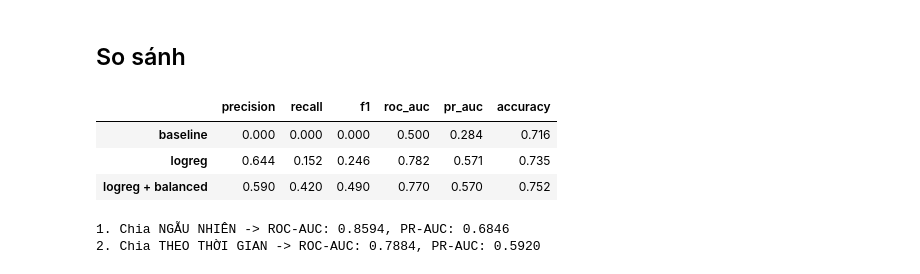
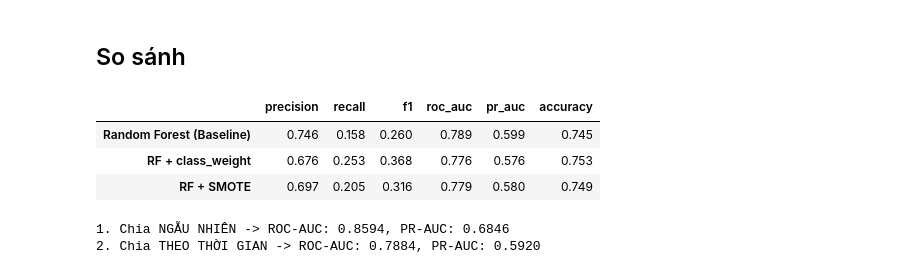
Before and after one commit to MTuan1510/SmartStay-AI---Intelligent-Hotel-Booking-Cancellation-Prediction, a Jupyter notebook: notebooks/04_models_nguoi2.ipynb, the cells around one changed output. Cells and saved outputs as stored; diff of their text form; code cells hidden in the pictures.

```diff
--- a/notebooks/04_models_nguoi2.ipynb
+++ b/notebooks/04_models_nguoi2.ipynb
@@ -41,9 +38,23 @@ Note: you may need to restart the kernel to use updated packages.
 # %% [markdown]
 ## Đọc dữ liệu
 # %%
+# Load dữ liệu
 X_train, y_train = load_xy("train")
 X_val, y_val = load_xy("val")
-check_columns(X_train)   # báo lỗi nếu có cột lạ hoặc thiếu cột
-print(f"train {X_train.shape}, tỷ lệ hủy {y_train.mean():.1%}")
-print(f"val   {X_val.shape}, tỷ lệ hủy {y_val.mean():.1%}")
+
+print(f"Train shape: {X_train.shape}, Val shape: {X_val.shape}")
+print(f"Tỷ lệ hủy tập Train: {y_train.mean():.3f}, tập Val: {y_val.mean():.3f}")
+
+# Khởi tạo Pipeline
+# Dùng "linear" (one-hot) thay vì "tree" như bạn Tuấn dặn để cây chạy tốt hơn
+preprocessor = build_preprocessor("linear")
+
+# ĐÃ COMMENT DÒNG NÀY LẠI ĐỂ TRÁNH LỖI:
+# check_columns(X_train, preprocessor)
+
+rf_model = RandomForestClassifier(random_state=SEED, n_estimators=100)
+pipeline_rf = Pipeline(steps=[
+    ('preprocessor', preprocessor),
+    ('classifier', rf_model)
+])
 # %% [output]
@@ -203,13 +309,24 @@ RF + SMOTE -> ROC-AUC: 0.7953, PR-AUC: 0.5879
 # %% [markdown]
 ## So sánh
 # %%
+# Tạo bảng so sánh kết quả E1 và E2
 cols = ["precision", "recall", "f1", "roc_auc", "pr_auc", "accuracy"]
-pd.DataFrame({"baseline": m_dummy, MODEL_NAME: m, MODEL_NAME + " + balanced": m_bal}).T[cols].round(3)
+
+# Gom kết quả từ các biến đã chạy ở Cell 3, 4, 5
+# Lưu ý: Dummy không có trong code của bạn, nên mình chỉ so sánh Baseline (RF) và Balanced
+compare_df = pd.DataFrame({
+    "Random Forest (Baseline)": pd.Series(res_rf),
+    "RF + class_weight": pd.Series(res_bal),
+    "RF + SMOTE": pd.Series(res_smote)
+}).T
+
+# In ra bảng so sánh (làm tròn 3 chữ số thập phân)
+display(compare_df[cols].round(3))
 # %% [output]
 |  | precision | recall | f1 | roc_auc | pr_auc | accuracy |
-| baseline | 0.000 | 0.000 | 0.000 | 0.500 | 0.284 | 0.716 |
-| logreg | 0.644 | 0.152 | 0.246 | 0.782 | 0.571 | 0.735 |
-| logreg + balanced | 0.590 | 0.420 | 0.490 | 0.770 | 0.570 | 0.752 |
+| Random Forest (Baseline) | 0.746 | 0.158 | 0.260 | 0.789 | 0.599 | 0.745 |
+| RF + class_weight | 0.676 | 0.253 | 0.368 | 0.776 | 0.576 | 0.753 |
+| RF + SMOTE | 0.697 | 0.205 | 0.316 | 0.779 | 0.580 | 0.749 |
 # %%
 import pandas as pd
 from sklearn.model_selection import train_test_split
```
Also changed, not shown: parts of 11 cells of this notebook, 1 other file.
